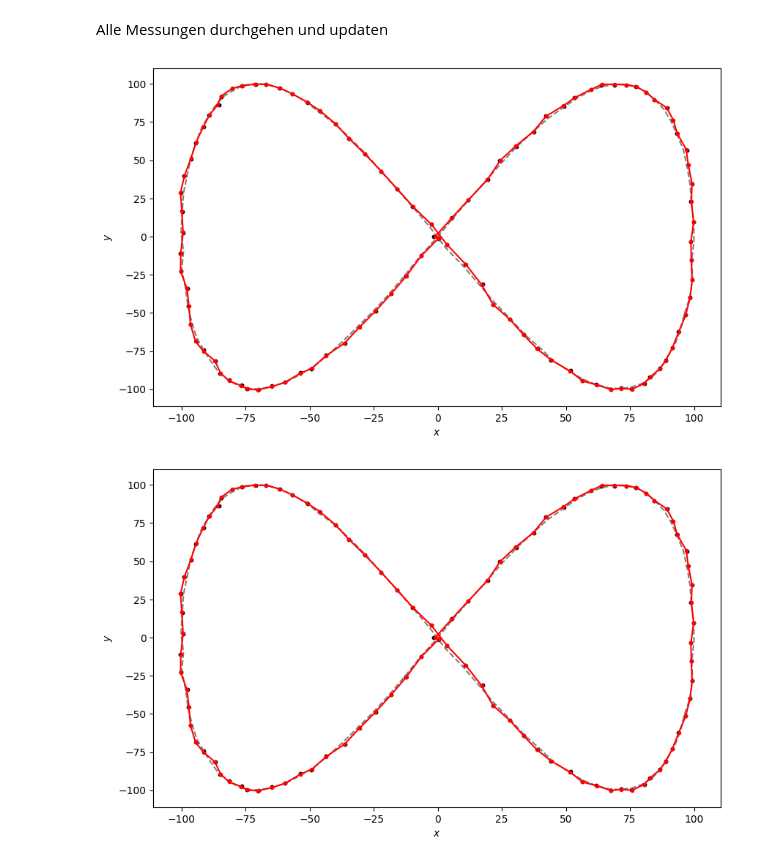
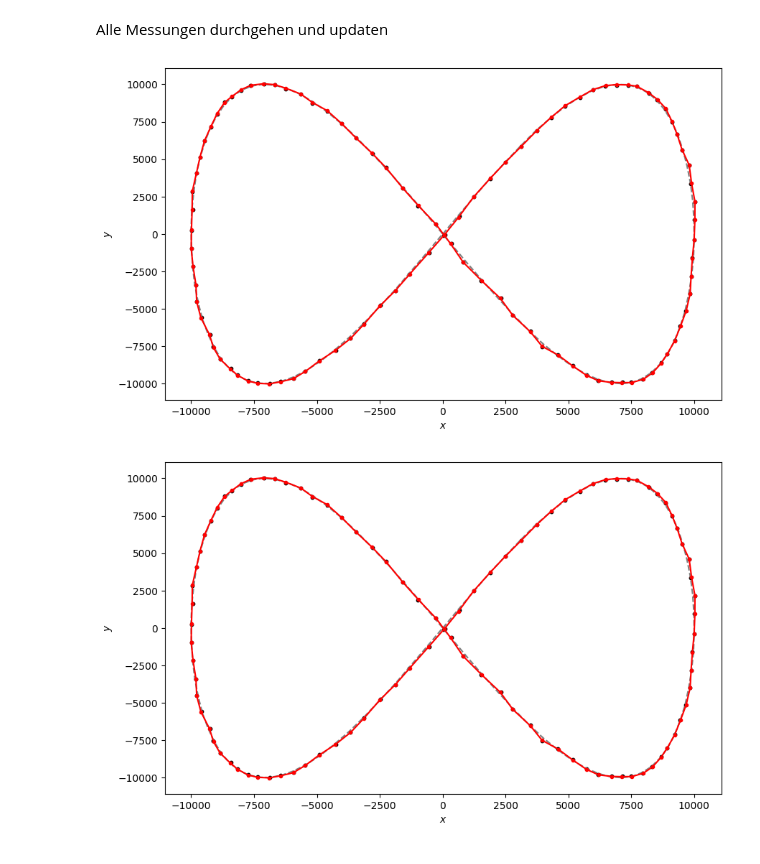
Before and after one commit to mooriicee/stonesoupFKIE, a Jupyter notebook: tests.ipynb, the cells around one changed output. Saved outputs shown, nothing was run; the diff lists cells and outputs as text; code cells hidden in the pictures.

```diff
--- a/tests.ipynb
+++ b/tests.ipynb
@@ -11,8 +11,8 @@ import numpy as np
 # %% [markdown]
 <h2 align="center"> Erstellen der Ausgabe </h2>
 # %%
-velocity = 3.0
-acceleration = 0.09
+velocity = 300.0
+acceleration = 9.0
 omega = acceleration / ( 2 * velocity)
 A = (velocity**2) / acceleration
 # %%
@@ -33,7 +33,7 @@ test = np.linspace(0, (2 * np.pi )/ omega, 100, endpoint = True)
 for t in test:
     x = A * np.sin(omega * t)
     y = A * np.sin(2 * omega * t)
-    covariance = np.array([[0.05, 0],[0, 0.05]])
+    covariance = np.array([[20.05, 0],[0, 20.05]])
     xy = np.random.multivariate_normal(np.array([x,y]), covariance)
     truth.append(GroundTruthState(np.array([[xy[0]], [xy[1]]]), timestamp=start_time+timedelta(seconds=t)))
 
@@ -47,18 +47,15 @@ Groundtruth erstellt, jetzt Messungen generieren.
 # %%
 from scipy.stats import multivariate_normal
 from stonesoup.types.detection import Detection
-import random
 
 measurements = []
 for state in truth:
     xOffset = 50 * np.random.normal(0, 1, 1)
     yOffset = 50 * np.random.normal(0, 1, 1)
-    x += xOffset
-    y += yOffset
     x, y = multivariate_normal.rvs(
         state.state_vector.ravel(), cov=np.diag([0.5, 0.5]))
     measurements.append(Detection(
-        np.array([[x], [y]]), timestamp=state.timestamp))
+        np.array([[x] + xOffset, [y] + yOffset]), timestamp=state.timestamp))
 
 # Plot the result
 ax.scatter([state.state_vector[0, 0] for state in measurements],
@@ -126,7 +123,7 @@ Kalman-Filter ausführen
 Alle Komponenten sind kreiert, jetzt Startzustand wählen
 # %%
 from stonesoup.types.state import GaussianState
-prior = GaussianState([[0], [1], [0], [1]], np.diag([1.5, 0.5, 1.5, 0.5]), timestamp=start_time)
+prior = GaussianState([[0], [1], [0], [1]], np.diag([10.5, 0.5, 10.5, 0.5]), timestamp=start_time)
 # %% [markdown]
 Alle Messungen durchgehen und updaten
 # %%
@@ -147,18 +144,18 @@ ax.plot([state.state_vector[0, 0] for state in track],
         marker=".", color = "red")
 figure
 # %% [output]
-[figure, old version]
+[figure, new version]
 # %%
 from matplotlib.patches import Ellipse
 for state in track:
     w, v = np.linalg.eig(measurement_model.matrix()@state.covar@measurement_model.matrix().T)
     max_ind = np.argmax(v[0, :])
     orient = np.arctan2(v[max_ind, 1], v[max_ind, 0])
     ellipse = Ellipse(xy=state.state_vector[(0,2), 0],
-                      width=np.sqrt(w[0])*2, height=np.sqrt(w[1])*2,
+                      width=np.sqrt(w[0])*50, height=np.sqrt(w[1])*50,
                       angle=np.rad2deg(orient),
                       alpha=0.2)
     ax.add_artist(ellipse)
 figure
 # %% [output]
-[figure, old version]
+[figure, new version]
```
Also changed, not shown: parts of 1 cell of this notebook.
